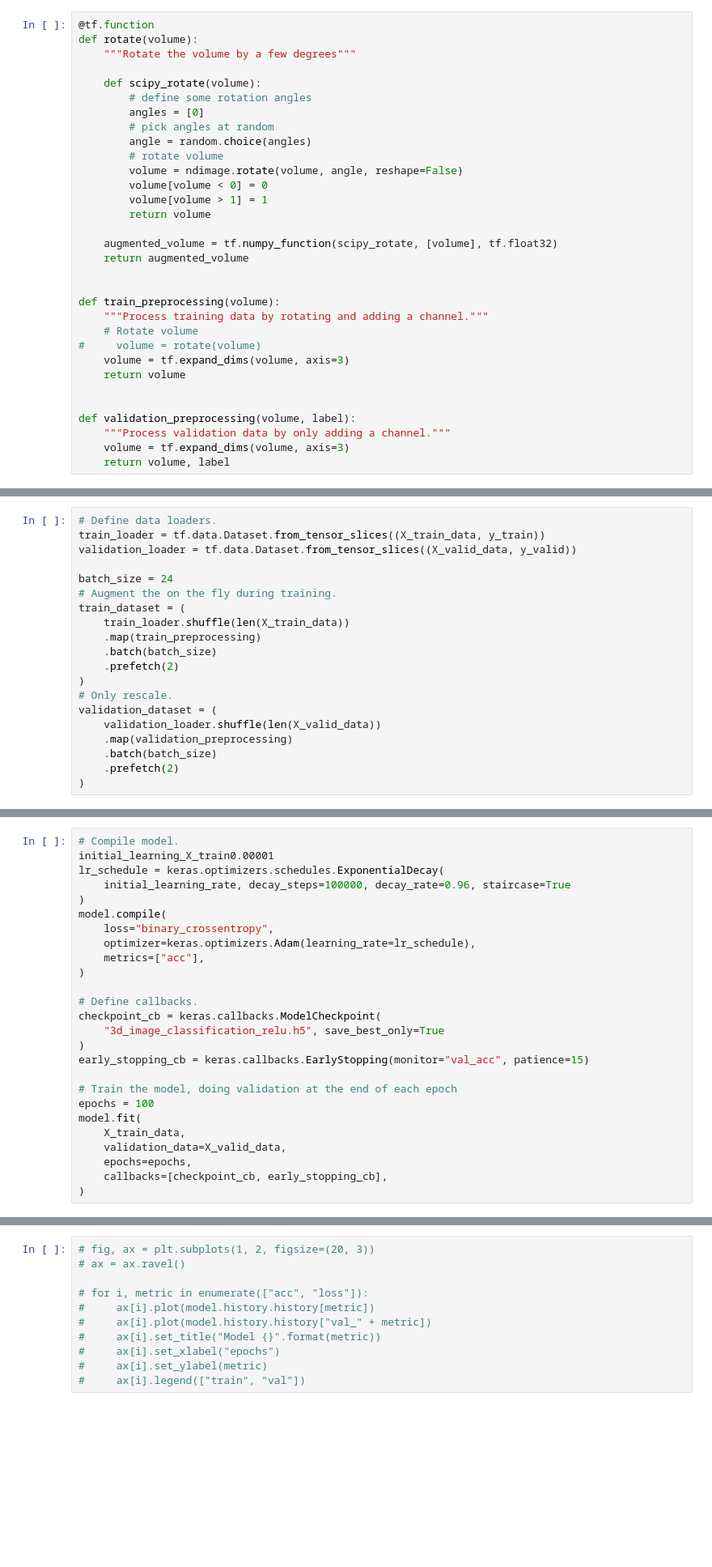
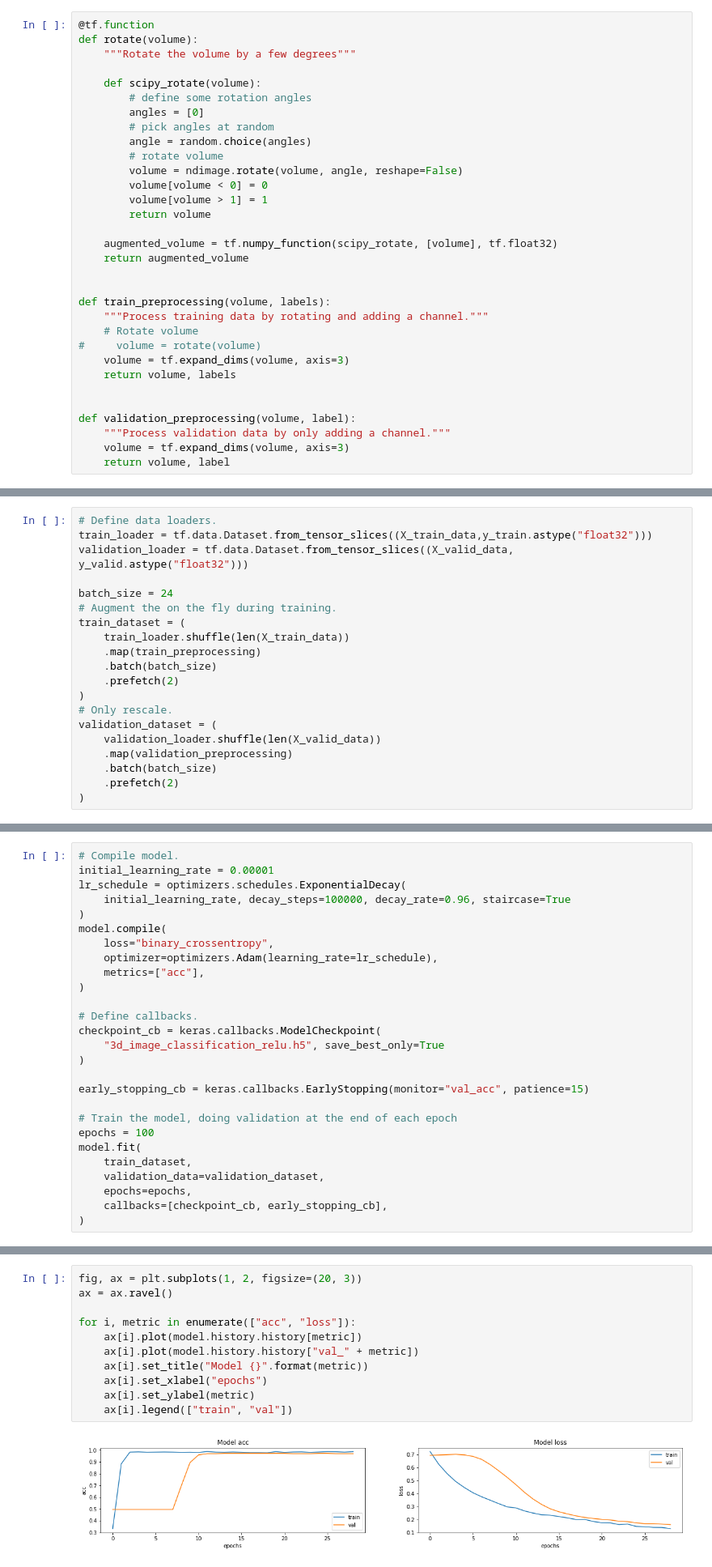
Before and after one commit to rishav-karanjit/Data-Mining-Project, a Jupyter notebook: Data Preprocessing with model training.ipynb, the cells around one changed output, grey strips where cells are left out. Shown at 81% size. Saved outputs shown, nothing was run; the diff lists cells and outputs as text; blank space fills up the shorter version.

```diff
--- a/Data Preprocessing with model training.ipynb
+++ b/Data Preprocessing with model training.ipynb
@@ -121,12 +129,12 @@ def rotate(volume):
     return augmented_volume
 
 
-def train_preprocessing(volume):
+def train_preprocessing(volume, labels):
     """Process training data by rotating and adding a channel."""
     # Rotate volume
 #     volume = rotate(volume)
     volume = tf.expand_dims(volume, axis=3)
-    return volume
+    return volume, labels
 
 
 def validation_preprocessing(volume, label):
@@ -187,8 +189,8 @@ print(
 Number of samples in train and validation are 917 and 394.
 # %%
 # Define data loaders.
-train_loader = tf.data.Dataset.from_tensor_slices((X_train_data, y_train))
-validation_loader = tf.data.Dataset.from_tensor_slices((X_valid_data, y_valid))
+train_loader = tf.data.Dataset.from_tensor_slices((X_train_data,y_train.astype("float32")))
+validation_loader = tf.data.Dataset.from_tensor_slices((X_valid_data, y_valid.astype("float32")))
 
 batch_size = 24
 # Augment the on the fly during training.
@@ -281,12 +306,12 @@ model.summary()
 # %%
 # Compile model.
-initial_learning_X_train0.00001
-lr_schedule = keras.optimizers.schedules.ExponentialDecay(
+initial_learning_rate = 0.00001
+lr_schedule = optimizers.schedules.ExponentialDecay(
     initial_learning_rate, decay_steps=100000, decay_rate=0.96, staircase=True
 )
 model.compile(
     loss="binary_crossentropy",
-    optimizer=keras.optimizers.Adam(learning_rate=lr_schedule),
+    optimizer=optimizers.Adam(learning_rate=lr_schedule),
     metrics=["acc"],
 )
 
@@ -294,13 +319,14 @@ model.compile(
 checkpoint_cb = keras.callbacks.ModelCheckpoint(
     "3d_image_classification_relu.h5", save_best_only=True
 )
+
 early_stopping_cb = keras.callbacks.EarlyStopping(monitor="val_acc", patience=15)
 
 # Train the model, doing validation at the end of each epoch
 epochs = 100
 model.fit(
-    X_train_data,
-    validation_data=X_valid_data,
+    train_dataset,
+    validation_data=validation_dataset,
     epochs=epochs,
     callbacks=[checkpoint_cb, early_stopping_cb],
 )
@@ -307,14 +355,16 @@ model.fit(
 # %%
-# fig, ax = plt.subplots(1, 2, figsize=(20, 3))
-# ax = ax.ravel()
+fig, ax = plt.subplots(1, 2, figsize=(20, 3))
+ax = ax.ravel()
 
-# for i, metric in enumerate(["acc", "loss"]):
-#     ax[i].plot(model.history.history[metric])
-#     ax[i].plot(model.history.history["val_" + metric])
-#     ax[i].set_title("Model {}".format(metric))
-#     ax[i].set_xlabel("epochs")
-#     ax[i].set_ylabel(metric)
-#     ax[i].legend(["train", "val"])
+for i, metric in enumerate(["acc", "loss"]):
+    ax[i].plot(model.history.history[metric])
+    ax[i].plot(model.history.history["val_" + metric])
+    ax[i].set_title("Model {}".format(metric))
+    ax[i].set_xlabel("epochs")
+    ax[i].set_ylabel(metric)
+    ax[i].legend(["train", "val"])
+# %% [output]
+[figure, added]
 # %% [markdown]
 ### Predict with a image
 # %%
```
Also changed, not shown: parts of 19 cells of this notebook, 2 other files.
